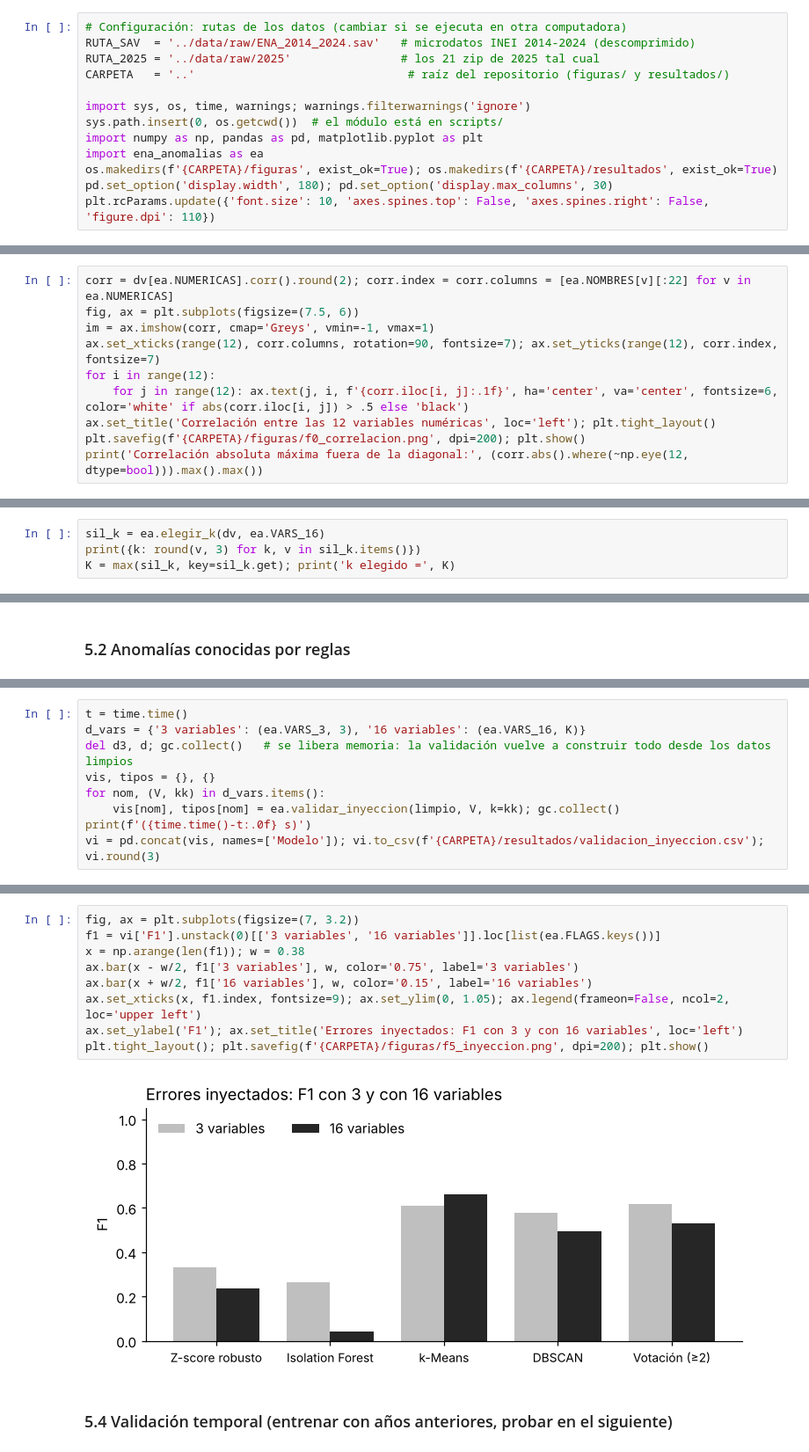
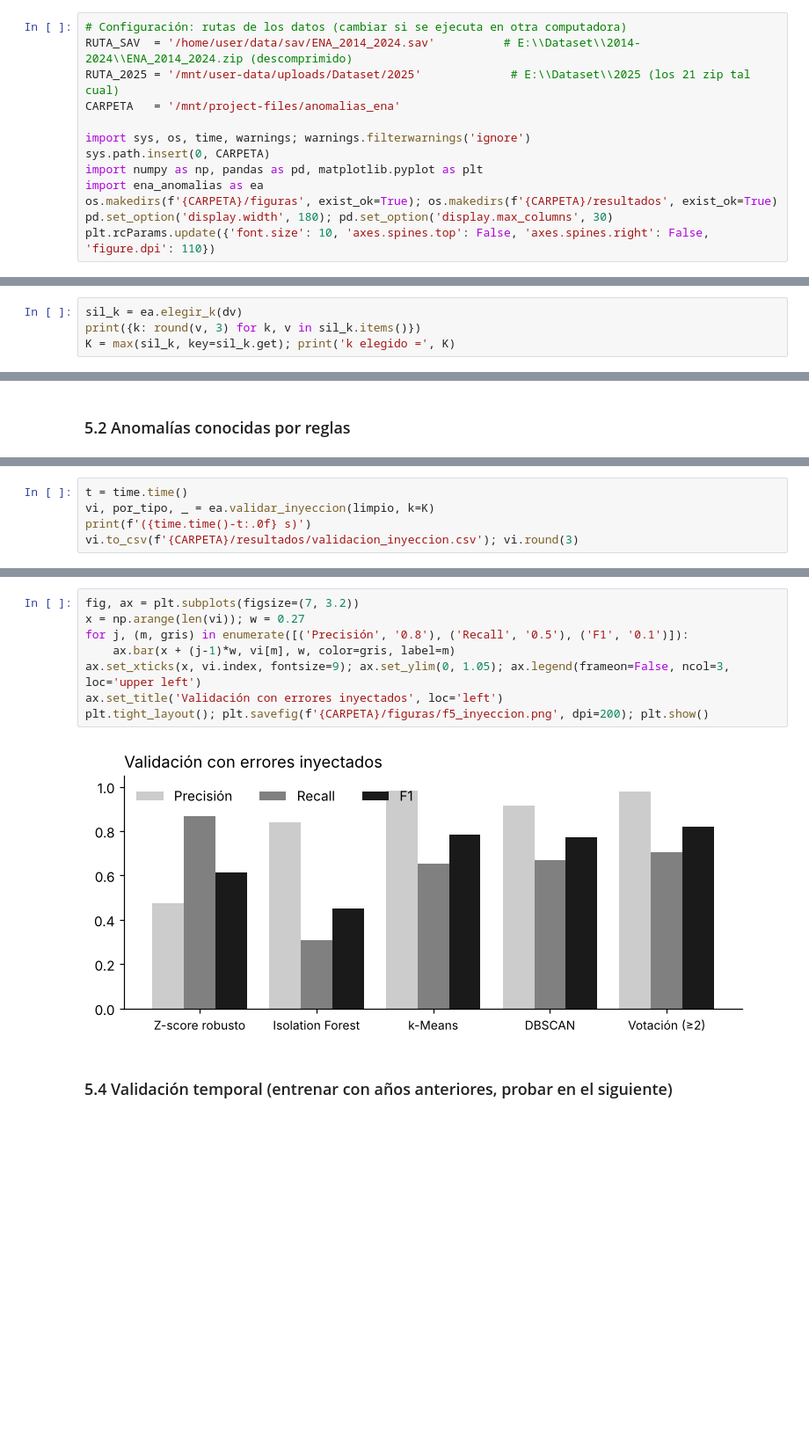
Before and after one commit to V4LM0R/ena-anomalias-2015-2025, a Jupyter notebook: scripts/Deteccion_Anomalias_ENA_2015_2025.ipynb, the cells around one changed output, grey strips where cells are left out. Shown at 88% size. Saved outputs shown, nothing was run; the diff lists cells and outputs as text; blank space fills up the shorter version.

```diff
--- a/scripts/Deteccion_Anomalias_ENA_2015_2025.ipynb
+++ b/scripts/Deteccion_Anomalias_ENA_2015_2025.ipynb
@@ -19,12 +19,12 @@ El trabajo se organiza en 5 etapas; cada una es una función del módulo `ena_an
 | 5. Validación | `validar_silueta`, `validar_reglas`, `validar_inyeccion`, `validar_temporal` |
 # %%
 # Configuración: rutas de los datos (cambiar si se ejecuta en otra computadora)
-RUTA_SAV  = '../data/raw/ENA_2014_2024.sav'   # microdatos INEI 2014-2024 (descomprimido)
-RUTA_2025 = '../data/raw/2025'                # los 21 zip de 2025 tal cual
-CARPETA   = '..'                               # raíz del repositorio (figuras/ y resultados/)
+RUTA_SAV  = '/home/user/data/sav/ENA_2014_2024.sav'          # E:\\Dataset\\2014-2024\\ENA_2014_2024.zip (descomprimido)
+RUTA_2025 = '/mnt/user-data/uploads/Dataset/2025'             # E:\\Dataset\\2025 (los 21 zip tal cual)
+CARPETA   = '/mnt/project-files/anomalias_ena'
 
 import sys, os, time, warnings; warnings.filterwarnings('ignore')
-sys.path.insert(0, os.getcwd())  # el módulo está en scripts/
+sys.path.insert(0, CARPETA)
 import numpy as np, pandas as pd, matplotlib.pyplot as plt
 import ena_anomalias as ea
 os.makedirs(f'{CARPETA}/figuras', exist_ok=True); os.makedirs(f'{CARPETA}/resultados', exist_ok=True)
@@ -173,10 +98,0 @@ pd.concat({ea.NOMBRES[c]: dv[c].astype(str).value_counts(normalize=True).round(3
-# %%
-corr = dv[ea.NUMERICAS].corr().round(2); corr.index = corr.columns = [ea.NOMBRES[v][:22] for v in ea.NUMERICAS]
-fig, ax = plt.subplots(figsize=(7.5, 6))
-im = ax.imshow(corr, cmap='Greys', vmin=-1, vmax=1)
-ax.set_xticks(range(12), corr.columns, rotation=90, fontsize=7); ax.set_yticks(range(12), corr.index, fontsize=7)
-for i in range(12):
-    for j in range(12): ax.text(j, i, f'{corr.iloc[i, j]:.1f}', ha='center', va='center', fontsize=6, color='white' if abs(corr.iloc[i, j]) > .5 else 'black')
-ax.set_title('Correlación entre las 12 variables numéricas', loc='left'); plt.tight_layout()
-plt.savefig(f'{CARPETA}/figuras/f0_correlacion.png', dpi=200); plt.show()
-print('Correlación absoluta máxima fuera de la diagonal:', (corr.abs().where(~np.eye(12, dtype=bool))).max().max())
@@ -198,5 +134,5 @@ El z-score se aplica a las 5 variables continuas (rendimiento, precios y superfi
 # %%
-sil_k = ea.elegir_k(dv, ea.VARS_16)
+sil_k = ea.elegir_k(dv)
 print({k: round(v, 3) for k, v in sil_k.items()})
 K = max(sil_k, key=sil_k.get); print('k elegido =', K)
 # %% [output]
@@ -422,11 +316,7 @@ A, B y C afectan a las variables del modelo base (3 variables); D y E solo a var
 Los registros que ya eran anómalos en los datos reales no se cuentan como falsos positivos.
 # %%
 t = time.time()
-d_vars = {'3 variables': (ea.VARS_3, 3), '16 variables': (ea.VARS_16, K)}
-del d3, d; gc.collect()   # se libera memoria: la validación vuelve a construir todo desde los datos limpios
-vis, tipos = {}, {}
-for nom, (V, kk) in d_vars.items():
-    vis[nom], tipos[nom] = ea.validar_inyeccion(limpio, V, k=kk); gc.collect()
+vi, por_tipo, _ = ea.validar_inyeccion(limpio, k=K)
 print(f'({time.time()-t:.0f} s)')
-vi = pd.concat(vis, names=['Modelo']); vi.to_csv(f'{CARPETA}/resultados/validacion_inyeccion.csv'); vi.round(3)
+vi.to_csv(f'{CARPETA}/resultados/validacion_inyeccion.csv'); vi.round(3)
 # %% [output]
@@ -463,14 +340,13 @@ Recall (%) por tipo de error
 # %%
 fig, ax = plt.subplots(figsize=(7, 3.2))
-f1 = vi['F1'].unstack(0)[['3 variables', '16 variables']].loc[list(ea.FLAGS.keys())]
-x = np.arange(len(f1)); w = 0.38
-ax.bar(x - w/2, f1['3 variables'], w, color='0.75', label='3 variables')
-ax.bar(x + w/2, f1['16 variables'], w, color='0.15', label='16 variables')
-ax.set_xticks(x, f1.index, fontsize=9); ax.set_ylim(0, 1.05); ax.legend(frameon=False, ncol=2, loc='upper left')
-ax.set_ylabel('F1'); ax.set_title('Errores inyectados: F1 con 3 y con 16 variables', loc='left')
+x = np.arange(len(vi)); w = 0.27
+for j, (m, gris) in enumerate([('Precisión', '0.8'), ('Recall', '0.5'), ('F1', '0.1')]):
+    ax.bar(x + (j-1)*w, vi[m], w, color=gris, label=m)
+ax.set_xticks(x, vi.index, fontsize=9); ax.set_ylim(0, 1.05); ax.legend(frameon=False, ncol=3, loc='upper left')
+ax.set_title('Validación con errores inyectados', loc='left')
 plt.tight_layout(); plt.savefig(f'{CARPETA}/figuras/f5_inyeccion.png', dpi=200); plt.show()
 # %% [output]
-[figure, old version]
+[figure, new version]
 # %% [markdown]
 ### 5.4 Validación temporal (entrenar con años anteriores, probar en el siguiente)
 # %%
```
Also changed, not shown: parts of 34 cells of this notebook, 2 other files.
